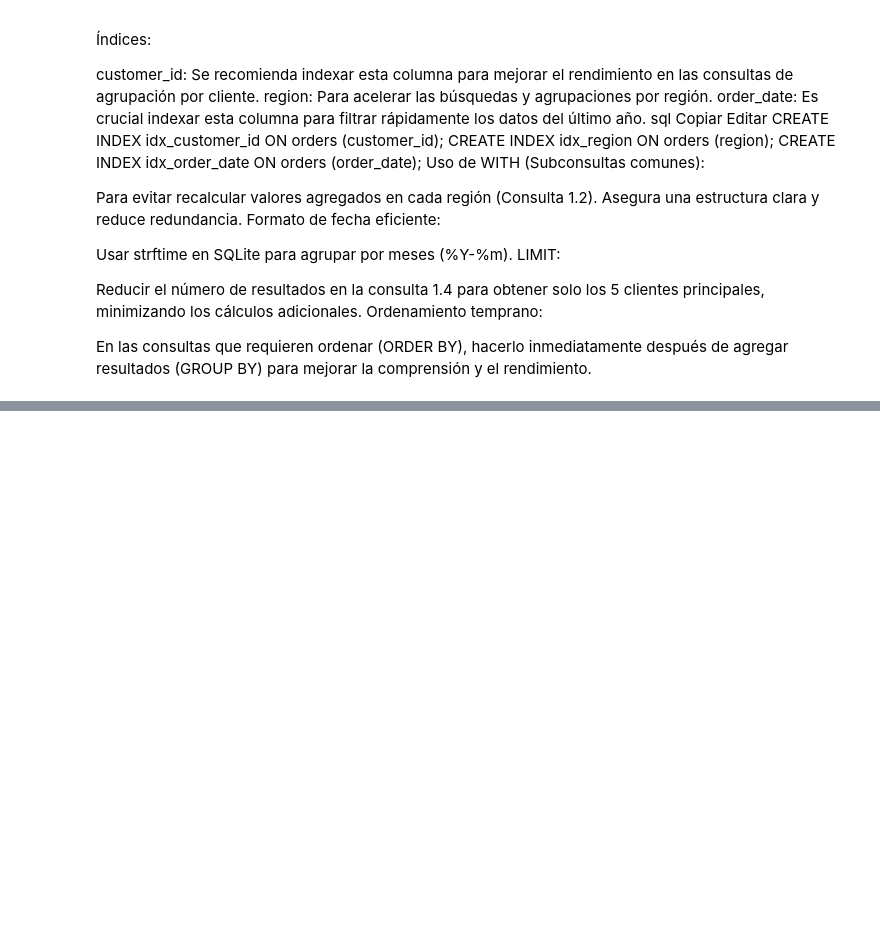
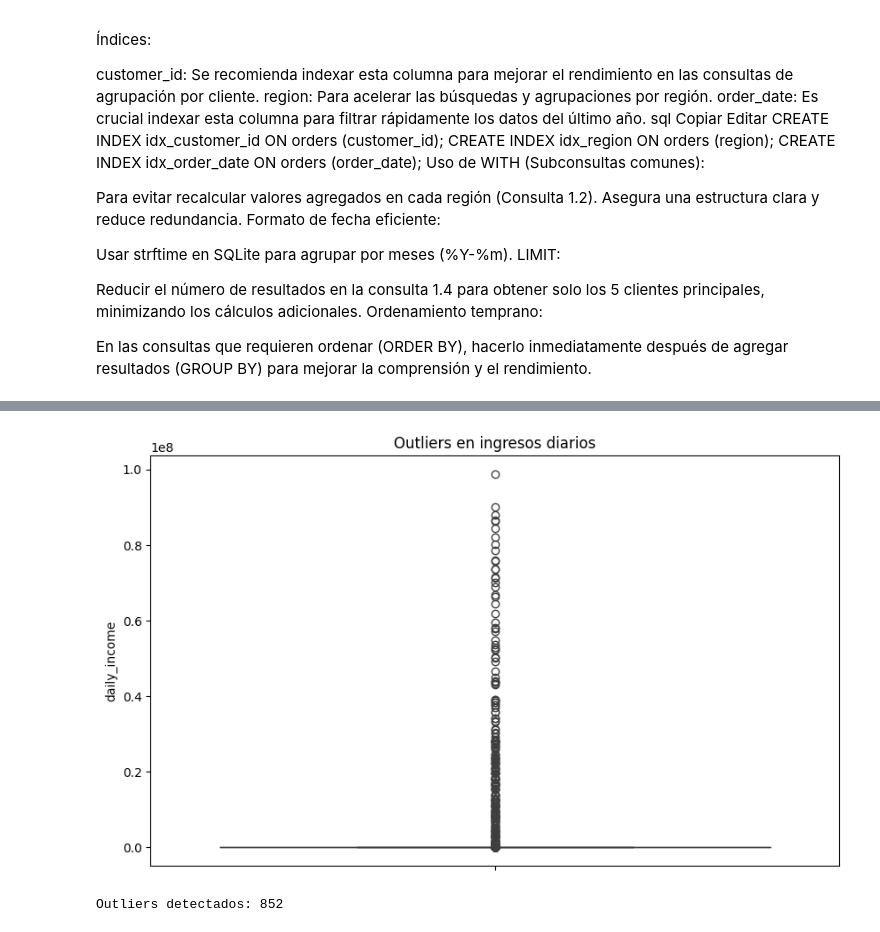
Before and after one commit to edwinpulgarin/Analisis_Proyeccion, a Jupyter notebook: Analisis_Proyeccion.ipynb, the cells around one changed output, grey strips where cells are left out. Saved outputs shown, nothing was run; the diff lists cells and outputs as text; code cells hidden in the pictures; blank space fills up the shorter version.

```diff
--- a/Analisis_Proyeccion.ipynb
+++ b/Analisis_Proyeccion.ipynb
@@ -327,0 +497,16 @@ En las consultas que requieren ordenar (ORDER BY), hacerlo inmediatamente despu
+# %%
+plt.figure(figsize=(10, 6))
+sns.boxplot(cleaned_sales_data['daily_income'])
+plt.title('Outliers en ingresos diarios')
+plt.show()
+# %% [output]
+[figure, added]
+# %%
+Q1 = cleaned_sales_data['daily_income'].quantile(0.25)
+Q3 = cleaned_sales_data['daily_income'].quantile(0.75)
+IQR = Q3 - Q1
+outliers = cleaned_sales_data[(cleaned_sales_data['daily_income'] < Q1 - 1.5 * IQR) | (cleaned_sales_data['daily_income'] > Q3 + 1.5 * IQR)]
+
+print(f"Outliers detectados: {len(outliers)}")
+# %% [output]
+Outliers detectados: 852
```
Also changed, not shown: parts of 29 cells of this notebook, 1 other file.
